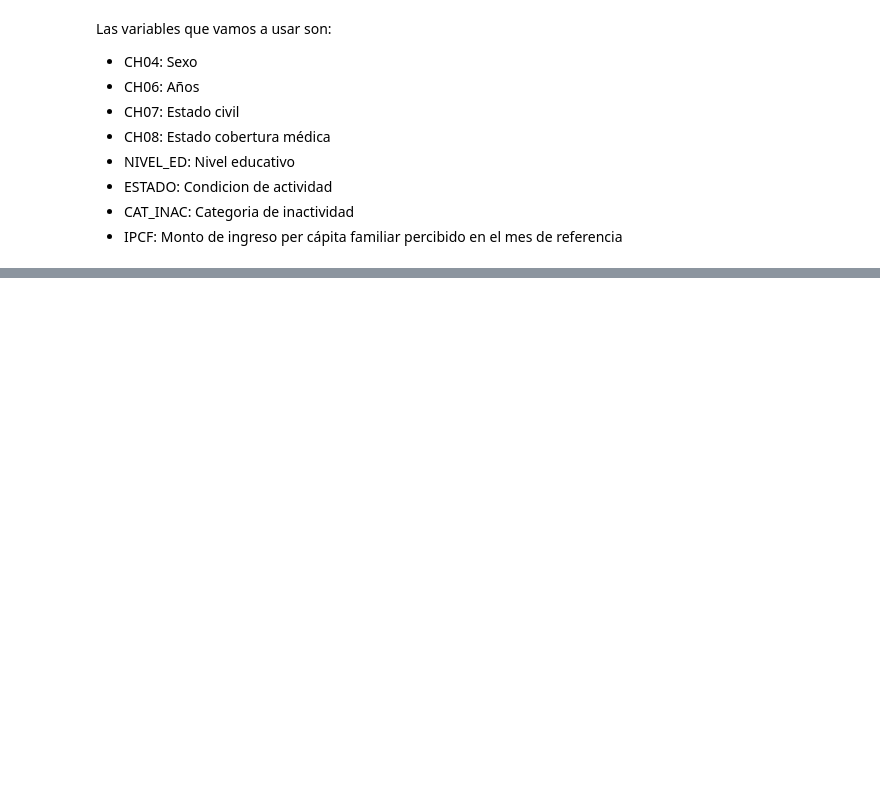
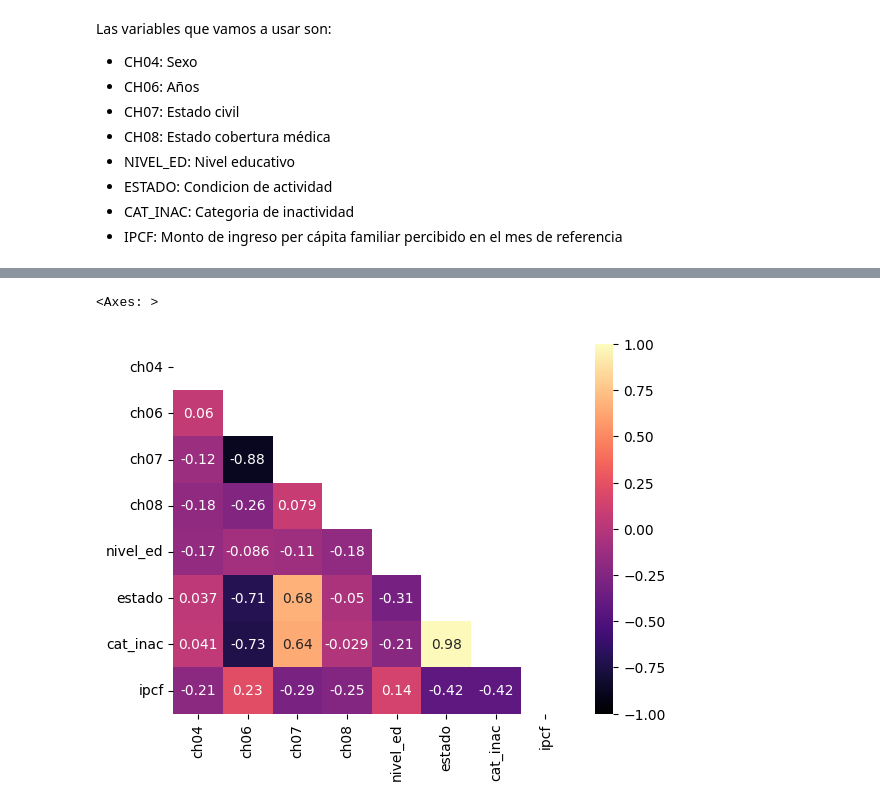
Before and after one commit to AngelaNavajas/CC408-T1-4, a Jupyter notebook: TP3/TP3.ipynb, the cells around one changed output, grey strips where cells are left out. Drawn from its saved outputs; the diff is of its cells as text; code cells hidden in the pictures; blank space fills up the shorter version.

```diff
--- a/TP3/TP3.ipynb
+++ b/TP3/TP3.ipynb
@@ -264 +286,8 @@ plt.show()
+# %%
+# lo saque del segundo link
+upp_mat = np.triu(matriz_corr.corr())
+sns.heatmap(matriz_corr.corr(), vmin=-1, vmax=+1, annot=True, cmap="magma", mask=upp_mat)
+# %% [output]
+<Axes: >
+[figure, added]
 # %%
```
Also changed, not shown: parts of 21 cells of this notebook.
